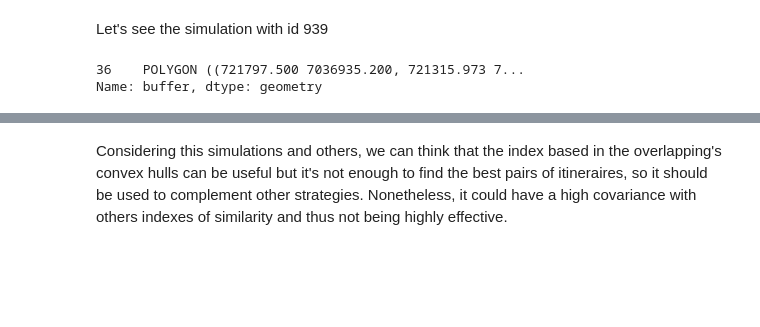
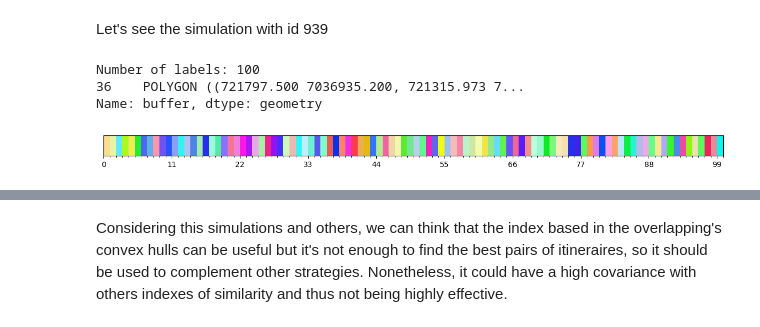
Before and after one commit to Universite-Gustave-Eiffel/geodev-logicout, a Jupyter notebook: notebooks/convex_hull.ipynb, the cells around one changed output, grey strips where cells are left out. Drawn from its saved outputs; the diff is of its cells as text; code cells hidden in the pictures; blank space fills up the shorter version.

```diff
--- a/notebooks/convex_hull.ipynb
+++ b/notebooks/convex_hull.ipynb
@@ -276,19 +175,21 @@ array([  466,   727,   891,   906,   908,   913,   938,   939,   999,
 Let's see the simulation with id 939
 # %%
 sample3 = use_data.get_itineraire(939,geo_df)
-sample3_map, sample3_dataframe = return_map_and_dataframe(sample3,geo_df)
+sample3_map, sample3_dataframe =  aux_plot.map_gdf_mutualisables(sample3,geo_df)
 
 sample3_gdf= IsInclude.IsIn_tournee_gdf(sample3,geo_df,radius,type)
-sample3_envelopes = jacaard.jacaard_index(sample3, sample3_gdf,buffer_hull)
+sample3_envelopes = indexes.jacaard_index(sample3, sample3_gdf,buffer_hull)
 sample3 = gpd.GeoDataFrame(sample3,geometry=sample3['itineraire'].map(wkt.loads))
 sample3 = gpd.GeoDataFrame(sample3,geometry=sample3.geometry.buffer(1000).convex_hull)
 
 m = sample3_envelopes.explore(
-    tiles='CartoDB positron', cmap = new_cmap,column='id_simulation_right', categorical=True,style_kwds=dict(fill=True, stroke=True,weight=2))
+    tiles='CartoDB positron', column='id_simulation_right', categorical=True,style_kwds=dict(fill=True, stroke=True,weight=2))
 m = sample3.explore(m=m,tiles='CartoDB positron',style_kwds=dict(fill=True,opacity=0.5, stroke=True,weight=4,color='black'))
 # %% [output]
+Number of labels: 100
 36    POLYGON ((721797.500 7036935.200, 721315.973 7...
 Name: buffer, dtype: geometry
+[figure, added]
 # %%
 m
 # %% [output]
```
Also changed, not shown: parts of 8 cells of this notebook, 4 other files.
